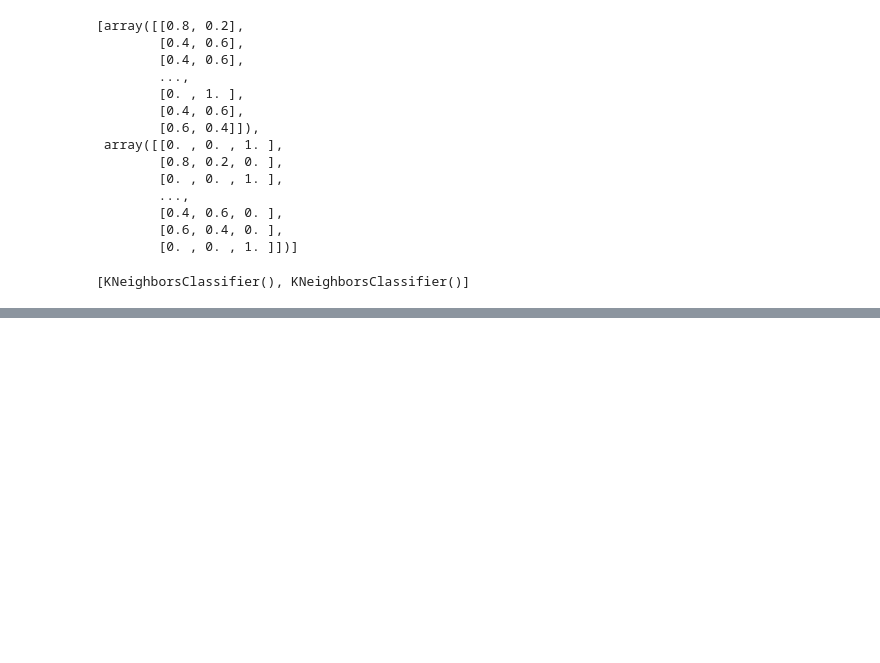
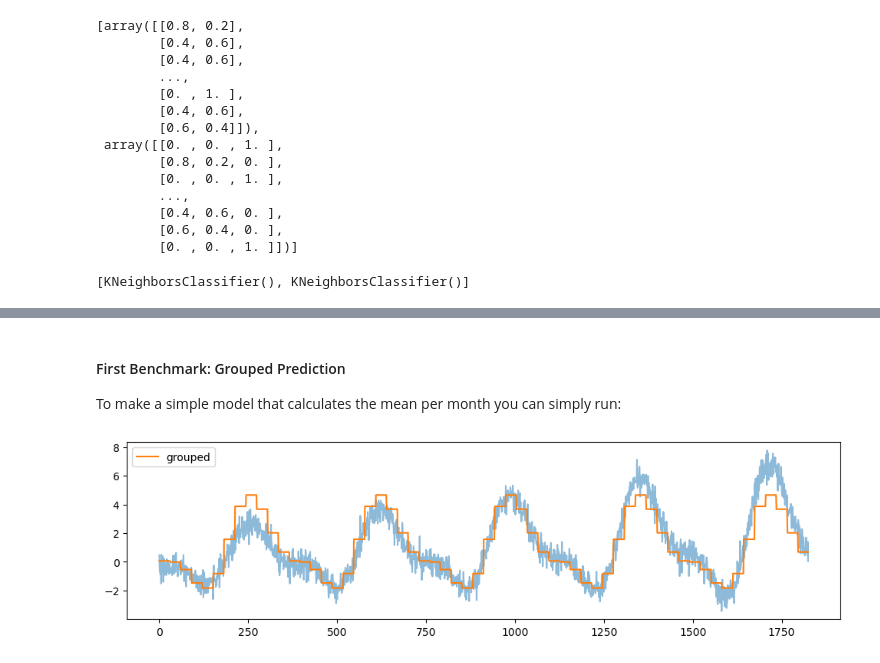
Before and after one commit to muhammadhananbaloch/Machine-Learning-Python, a Jupyter notebook: Scikit Learn/meta-estimators.ipynb, the cells around one changed output, grey strips where cells are left out. Drawn from its saved outputs; the diff is of its cells as text; code cells hidden in the pictures; blank space fills up the shorter version.

```diff
--- a/Scikit Learn/meta-estimators.ipynb
+++ b/Scikit Learn/meta-estimators.ipynb
@@ -295,0 +319,13 @@ clf.estimators_
+# %% [markdown]
+#### First Benchmark: Grouped Prediction
+To make a simple model that calculates the mean per month you can simply run:
+# %%
+mod1 = (GroupedPredictor(DummyRegressor(), groups=["m"])
+  .fit(df[['m']], df['yt']))
+
+plt.figure(figsize=(12, 3))
+plt.plot(df['yt'], alpha=0.5);
+plt.plot(mod1.predict(df[['m']]), label="grouped")
+plt.legend();
+# %% [output]
+[figure, added]
```
Also changed, not shown: parts of 6 cells of this notebook.
